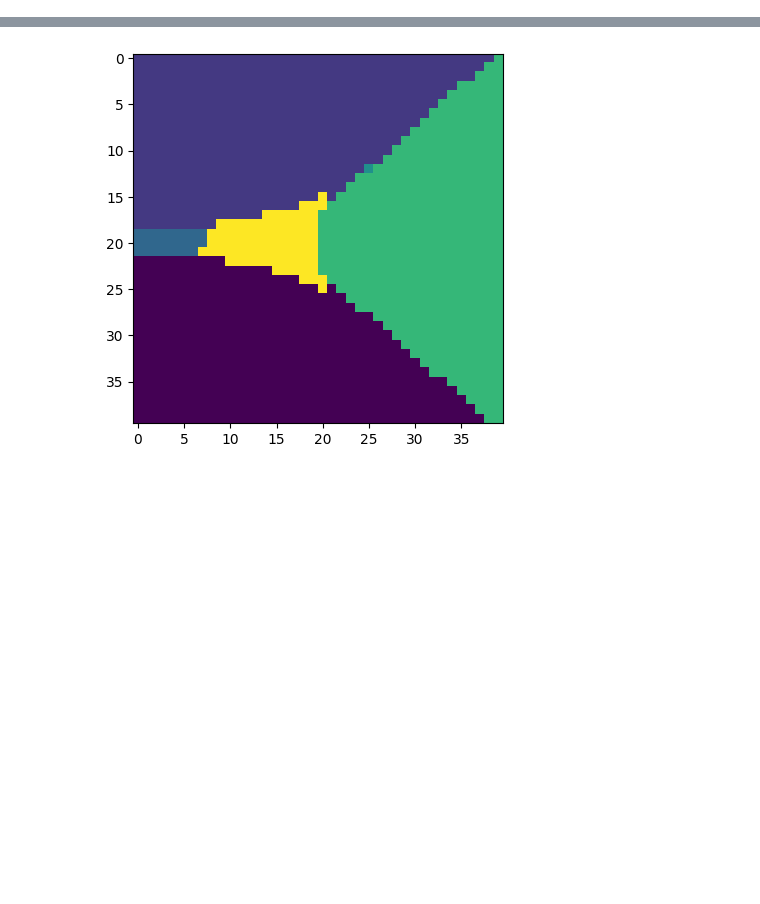
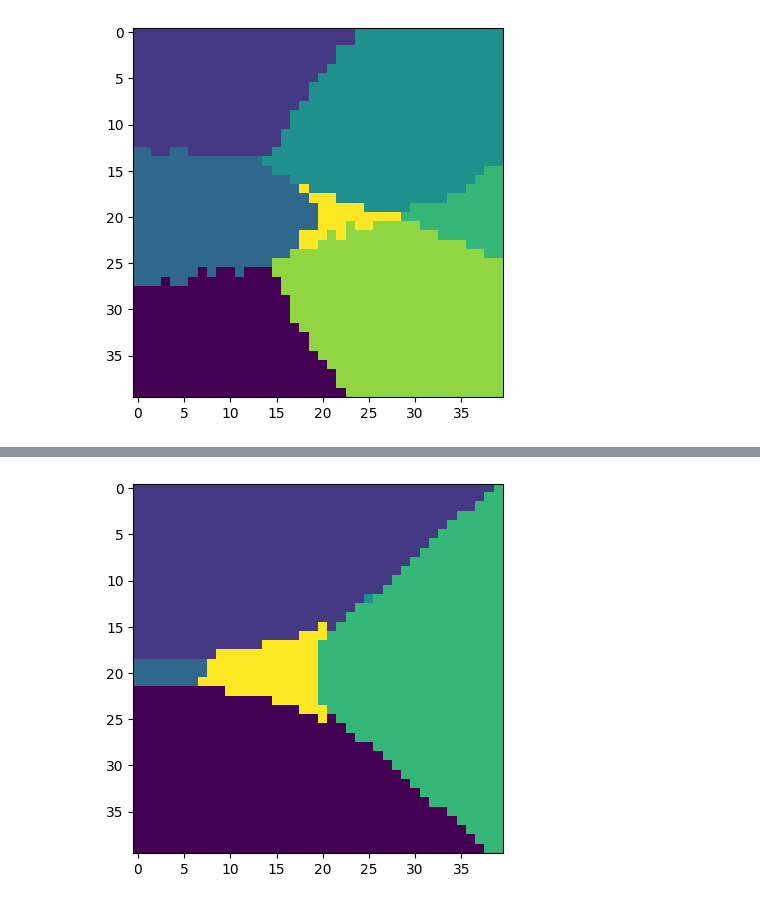
Before and after one commit to mehrankhosrojerdi/4th_project_with_UCL, a Jupyter notebook: supervised learning/scalable_analysis.ipynb, the cells around one changed output, grey strips where cells are left out. Cells and saved outputs as stored; diff of their text form; code cells hidden in the pictures; blank space fills up the shorter version.

```diff
--- a/supervised learning/scalable_analysis.ipynb
+++ b/supervised learning/scalable_analysis.ipynb
@@ -203,0 +204,24 @@ plt.show()
+# %%
+
+path = f"./train_set_L=31_test_set_L=51_partial_from_0_to_2_spins"
+file_path_kernel_train_DMRG= os.path.join(path, "kernel_train_Haldane_DMRG_partial_from_0_to_2_spins.hdf5")
+file_path_kernel_test_DMRG= os.path.join(path, "kernel_test_Haldane_DMRG_partial_from_0_to_2_spins.hdf5")
+
+
+with h5py.File(file_path_kernel_train_DMRG, "r") as f:
+    kernel_train = f["gram_train_DMRG_partial"][:]
+
+with h5py.File(file_path_kernel_test_DMRG, "r") as f:
+    kernel_test = f["gram_test_DMRG_partial"][:]
+
+clf = svm.SVC(kernel='precomputed')
+y = targets
+clf.fit(kernel_train, y)
+y_pred = clf.predict(kernel_test)
+plt.imshow(y_pred.reshape(40,40))
+
+
+plt.savefig(f'partial_from_0_to_2_spins.png')
+plt.show()
+# %% [output]
+[figure, added]
```
Also changed, not shown: parts of 6 cells of this notebook, 7 other files.
